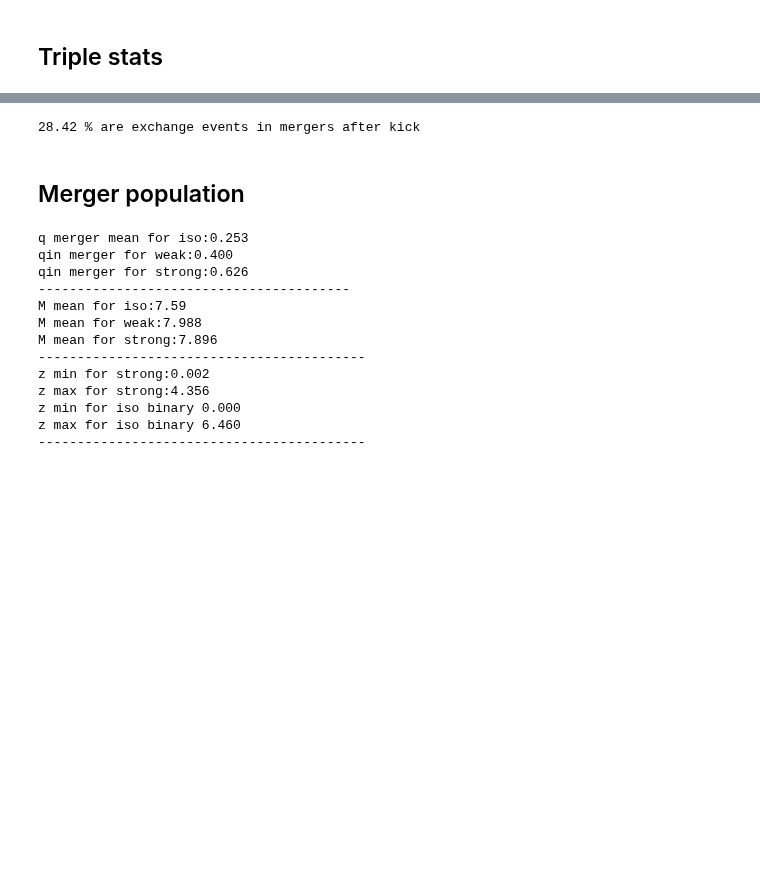
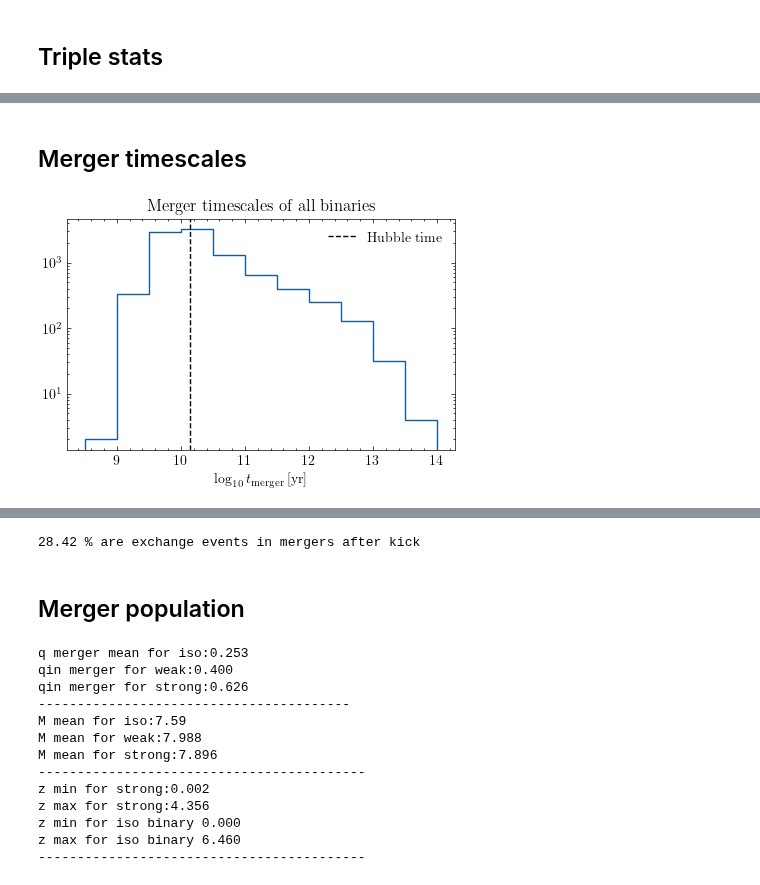
Before and after one commit to pranav-satheesh/Triple-MBH-Illustris, a Jupyter notebook: notebooks/merger_properties.ipynb, the cells around one changed output, grey strips where cells are left out. Saved outputs shown, nothing was run; the diff lists cells and outputs as text; code cells hidden in the pictures; blank space fills up the shorter version.

Commit message:
Added merger timescale information

```diff
--- a/notebooks/merger_properties.ipynb
+++ b/notebooks/merger_properties.ipynb
@@ -28,6 +28,10 @@ tex_path = '/apps/texlive/2023/bin/x86_64-linux/'
 os.environ['PATH'] += os.pathsep + tex_path
 import scienceplots
 plt.style.use('science')
+# %%
+from astropy.cosmology import WMAP9 as cosmo
+from astropy import units as u
+age_of_the_universe = cosmo.age(0).to(u.yr).value
 # %%
 
 # import scienceplots
@@ -54,0 +64,17 @@ With triple interactions added 359.4(69.1)% strong triple system has mergers whi
+# %% [markdown]
+## Merger timescales
+# %%
+all_merger_timescales = np.concatenate([iso_bin.t_merge,weak_tr.t_bin_merger, strong_tr[0].t_bin_merger])
+
+plt.figure(figsize=(5,3))
+plt.hist(np.log10(all_merger_timescales), histtype='step', bins=np.arange(8.5,14.5,0.5))
+plt.xticks(np.arange(9,15,1))
+plt.yscale('log')
+
+plt.axvline(np.log10(age_of_the_universe), color='k', linestyle='--', label='Hubble time')
+plt.legend()
+plt.xlabel(r'$\log_{10} t_{\rm merger} \, [\rm yr]$')
+plt.title('Merger timescales of all binaries')
+plt.show()
+# %% [output]
+[figure, added]
```
Also changed, not shown: parts of 5 cells of this notebook.
